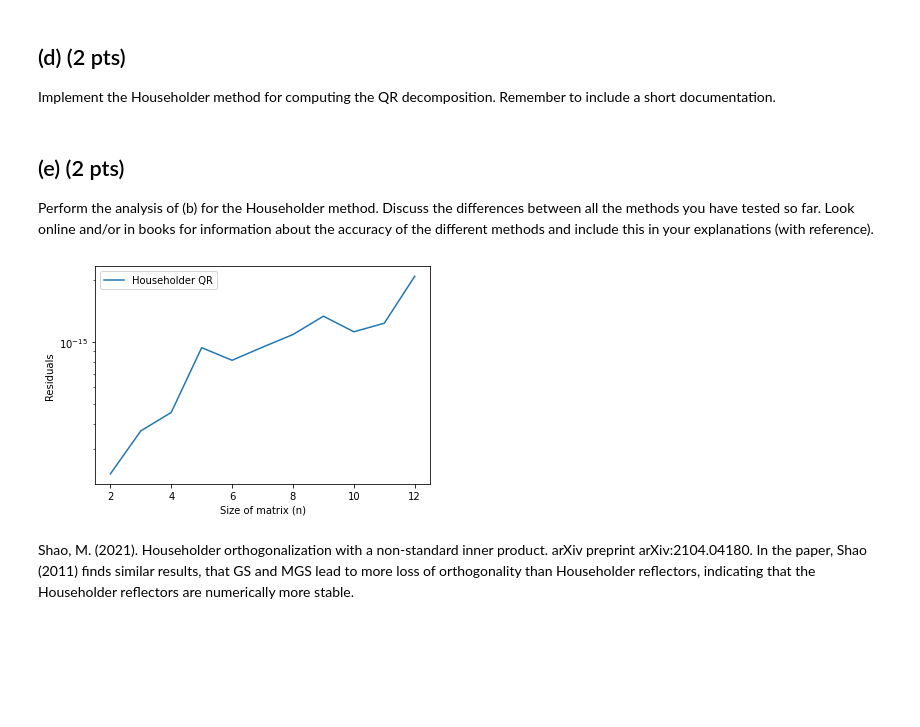
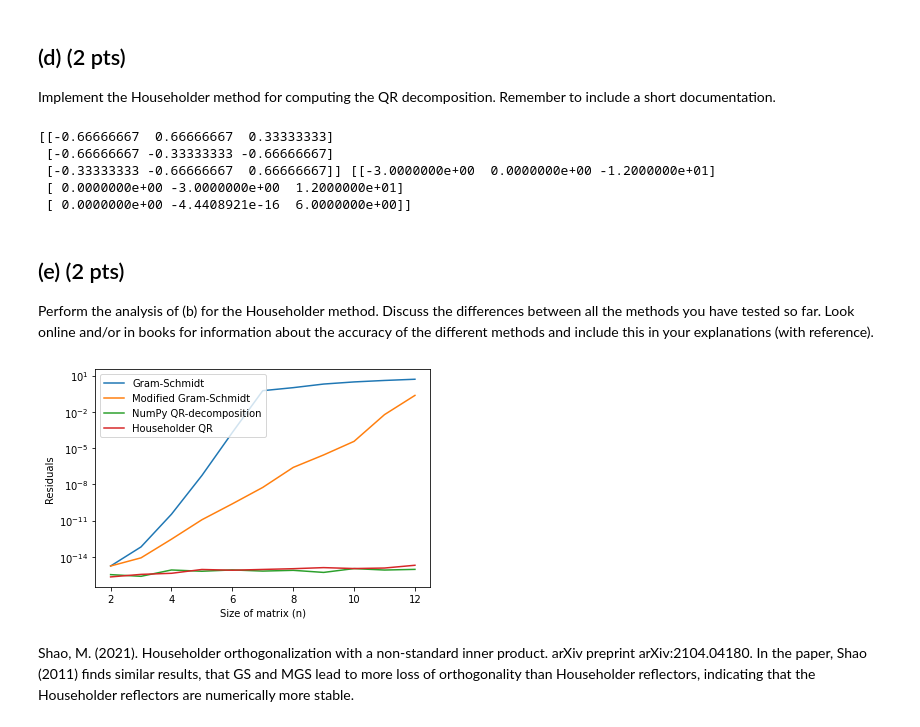
Before and after one commit to marcelvdla/NumAlg14, a Jupyter notebook: hw3_2022.ipynb, the cells around one changed output. Cells and saved outputs as stored; diff of their text form; code cells hidden in the pictures; blank space fills up the shorter version.

```diff
--- a/hw3_2022.ipynb
+++ b/hw3_2022.ipynb
@@ -116,8 +116,9 @@ def householder_qr(A):
     for k in range(min(cols, rows-1)):
         # Compute Householder vector
         alpha_k = -np.sign(R[k,k]) * np.linalg.norm(R[k:,k], 2)
-        t = np.array([0 for _ in range(rows - len(R[k:,k]))] + list(R[k:,k]))
-        e_k = np.array([0 for _ in range(rows - len(R[k:,k]))] + [1] + [0 for _ in range(k,rows-1)])
+        col_done = range(rows - len(R[k:,k]))
+        t = np.array([0 for _ in col_done] + list(R[k:,k]))
+        e_k = np.array([0 for _ in col_done] + [1] + [0 for _ in range(k,rows-1)])
         v_k =  t.T - alpha_k * e_k
 
         # Skip column if it is already 0
@@ -139,23 +140,33 @@ def householder_qr(A):
 
     return Q, R
 # %%
-# A = np.array([[2,-2,18],[2,1,0],[1,2,0]], dtype=float)
+A = np.array([[2,-2,18],[2,1,0],[1,2,0]], dtype=float)
 # A = np.random.random((3,3))
-# Q, R = householder_qr(A)
+Q, R = householder_qr(A)
 # Q_, R_ = np.linalg.qr(A)
+print(Q,R)
+# %% [output]
+[[-0.66666667  0.66666667  0.33333333]
+ [-0.66666667 -0.33333333 -0.66666667]
+ [-0.33333333 -0.66666667  0.66666667]] [[-3.0000000e+00  0.0000000e+00 -1.2000000e+01]
+ [ 0.0000000e+00 -3.0000000e+00  1.2000000e+01]
+ [ 0.0000000e+00 -4.4408921e-16  6.0000000e+00]]
 # %% [markdown]
 ## (e) (2 pts)
 Perform the analysis of (b) for the Householder method. Discuss the differences between all the methods you have tested so far. Look online and/or in books for information about the accuracy of the different methods and include this in your explanations (with reference).
 # %%
 hilbert_house = residual(householder_qr)
 
+plt.semilogy(range(2,13), hilbert_gs, label = 'Gram-Schmidt')
+plt.semilogy(range(2,13), hilbert_mod_gs, label = 'Modified Gram-Schmidt')
+plt.semilogy(range(2,13), hilbert_np, label = 'NumPy QR-decomposition')
 plt.semilogy(range(2,13), hilbert_house, label = 'Householder QR')
 plt.xlabel('Size of matrix (n)')
 plt.ylabel('Residuals')
 plt.legend()
 plt.show()
 # %% [output]
-[figure, old version]
+[figure, new version]
 # %% [markdown]
 Shao, M. (2021). Householder orthogonalization with a non-standard inner product. arXiv preprint arXiv:2104.04180.
     In the paper, Shao (2011) finds similar results, that GS and MGS lead to more loss of orthogonality than Householder reflectors,
```
